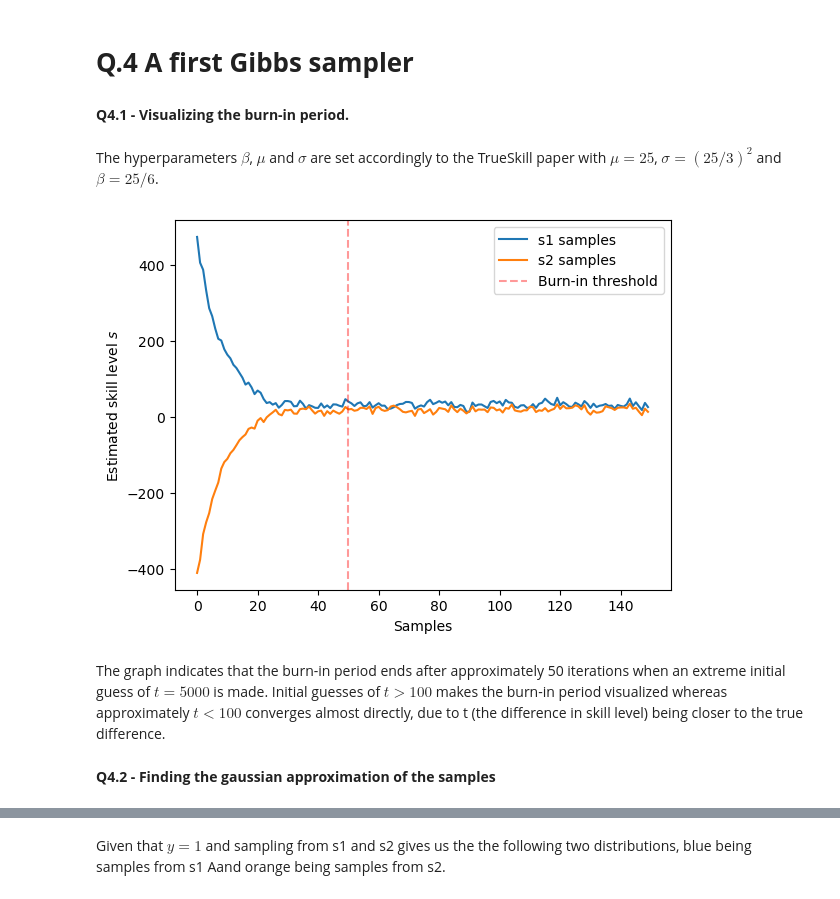
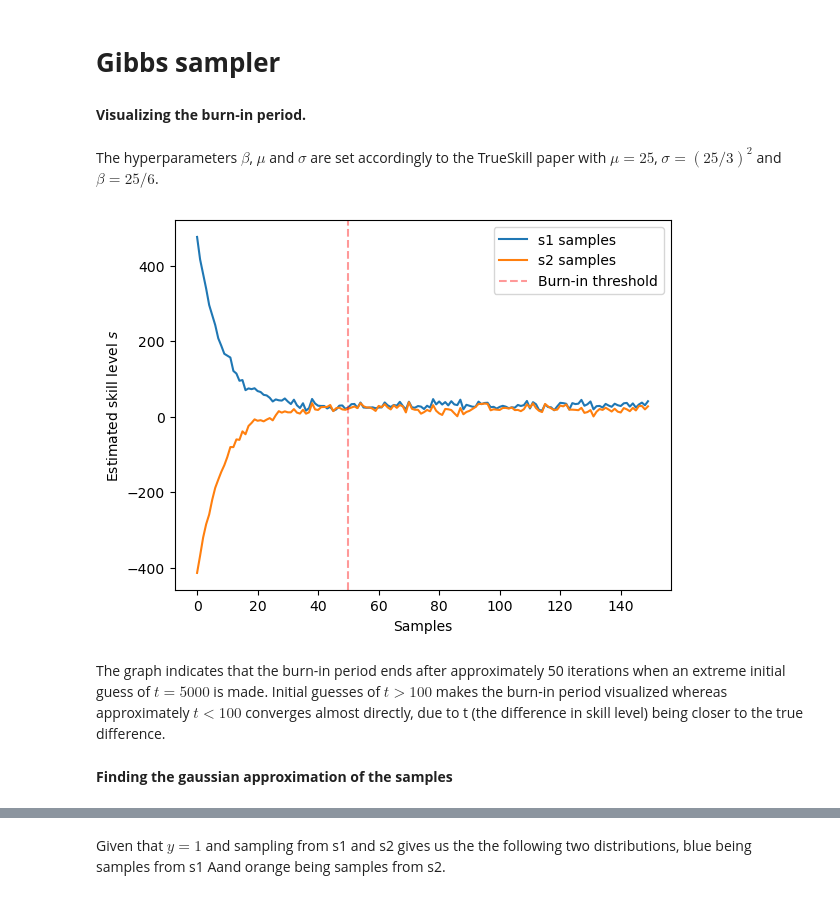
Before and after one commit to dannem1337/trueskill_py, a Jupyter notebook: runme.ipynb, the cells around one changed output, grey strips where cells are left out. Saved outputs shown, nothing was run; the diff lists cells and outputs as text; code cells hidden in the pictures.

```diff
--- a/runme.ipynb
+++ b/runme.ipynb
@@ -8,11 +8,11 @@ from scipy.stats import truncnorm, norm
 import time
 from numpy.linalg import inv
 
-np.random.seed(123)
+rng = np.random.default_rng(seed=123)
 # %% [markdown]
-# **Q.4 A first Gibbs sampler**
+# **Gibbs sampler**
 # %% [markdown]
-**Q4.1 - Visualizing the burn-in period.**
+**Visualizing the burn-in period.**
 # %% [markdown]
 The hyperparameters $\beta$, $\mu$ and $\sigma$ are set accordingly to the TrueSkill paper with $\mu = 25$, $\sigma = (25/3)^2$ and $\beta = 25/6$.
 # %%
@@ -44,7 +44,7 @@ def sample_s(sig_matrix, A, beta, mu_matrix, t):
     mu_s_t = mu_s_t.flatten()
 
     # Sample s1, s2 from the multivariate normal distribution
-    s1, s2 = np.random.multivariate_normal(mu_s_t, sigma_s_t)
+    s1, s2 = rng.multivariate_normal(mu_s_t, sigma_s_t)
     return s1, s2
 
 # Function to sample t (the performance difference) using truncated normal
@@ -58,7 +58,7 @@ def sample_t(s1, s2, beta, y):
     #Handling errors (debugging method)
     try: t = stats.truncnorm.rvs(a=(a - mean_t) / beta,\
                             b=(b - mean_t) / beta,\
-                            loc=mean_t, scale=beta)
+                            loc=mean_t, scale=beta, random_state=rng)
 
     except ValueError:
         print(f"\nValueError! a={a}, b={b}, mean_t={mean_t}, beta={beta}\n")
@@ -85,38 +85,38 @@ def gibbs_sampler(num_iterations, y, initial_t):
         # Sample t given s1, s2, and y
         t = sample_t(s1, s2, beta, y)
 
         # Append samples to lists
         samples_s1.append(s1)
         samples_s2.append(s2)
         iterations.append(i)
 
     return np.array(samples_s1), np.array(samples_s2), iterations
 
 # Example: Run Gibbs Sampler with 1000 iterations
 num_iterations = 150
 y = 1  # Player 1 wins
 burn_in = 50
 initial_t = 1000
 samples_s1, samples_s2, iterations = gibbs_sampler(num_iterations, y, initial_t)
 
 
 #Plot samples to see stationary distribution and burn in period
 
 plt.plot(iterations, samples_s1, label ='s1 samples')
 plt.plot(iterations, samples_s2, label ='s2 samples')
 plt.xlabel("Samples")
 plt.ylabel(r"Estimated skill level $s$")
 
 plt.axvline(x=burn_in, color='red', linestyle='--', label='Burn-in threshold',\
             alpha=0.4)
 plt.legend()
 plt.show()
 # %% [output]
-[figure, old version]
+[figure, new version]
 # %% [markdown]
 The graph indicates that the burn-in period ends after approximately 50 iterations when an extreme initial guess of $t=5000$ is made. Initial guesses of $t>100$ makes the burn-in period visualized whereas approximately $t<100$ converges almost directly, due to t (the difference in skill level) being closer to the true difference.
 # %% [markdown]
-**Q4.2 - Finding the gaussian approximation of the samples**
+**Finding the gaussian approximation of the samples**
 # %%
 num_iterations = 10000
 initial_t = 0
```
Also changed, not shown: parts of 23 cells of this notebook, 9 other files.
